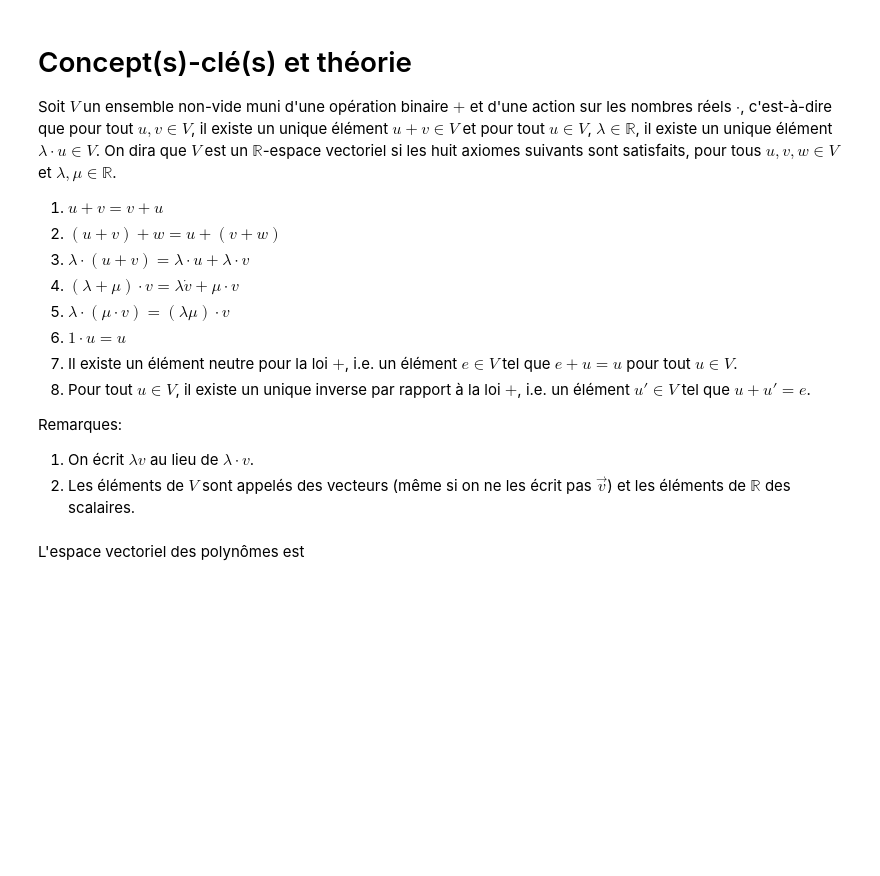
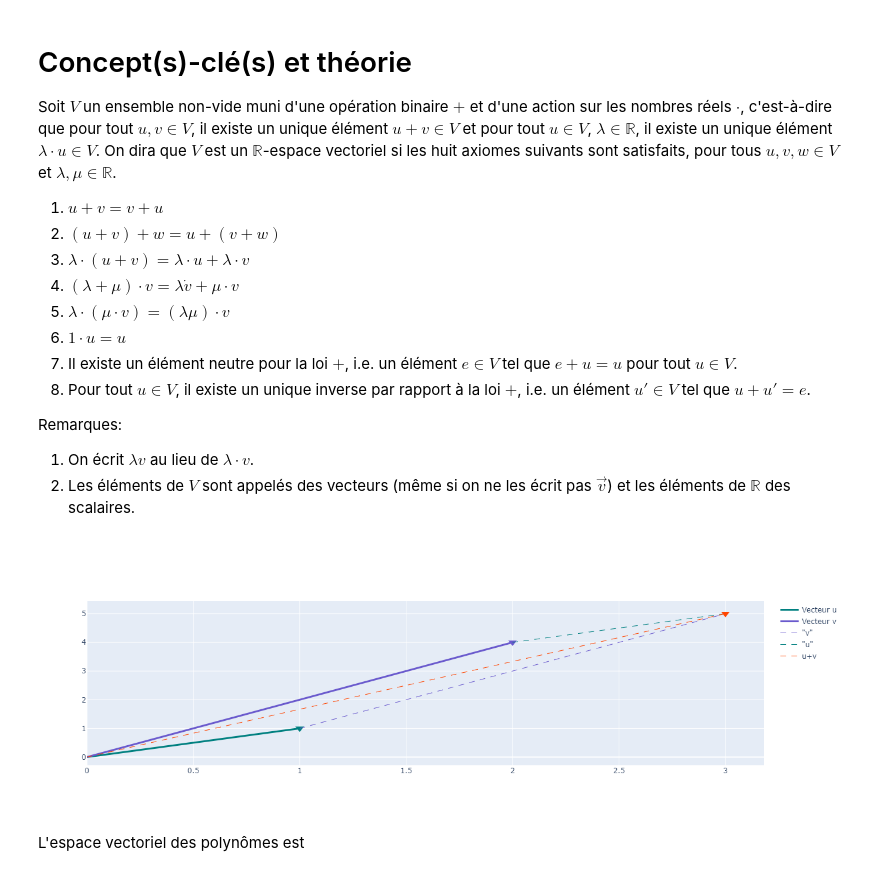
Before and after one commit to FlorianCassayre/jupyter_notebooks_AL, a Jupyter notebook: Chapitre 3 - Espace vectoriel/3.1. Définition d'un espace vectoriel.ipynb, the cells around one changed output. Drawn from its saved outputs; the diff is of its cells as text; code cells hidden in the pictures; blank space fills up the shorter version.

Commit message:
chapitre 3.1 plots

```diff
--- a/Chapitre 3 - Espace vectoriel/3.1. Définition d'un espace vectoriel.ipynb
+++ b/Chapitre 3 - Espace vectoriel/3.1. Définition d'un espace vectoriel.ipynb
@@ -1,7 +1,7 @@
 # %% [markdown]
 # Concept(s)-clé(s) et théorie
 
-Soit $V$ un ensemble non-vide muni d'une opération binaire $+$ et d'une action sur les nombres réels $\cdot$, c'est-à-dire que pour tout $u,v\in V$, il existe un unique élément $u+v\in V$ et pour tout $u\in V$, $\lambda\in \mathbb{R}$, il existe un unique élément $\lambda\cdot u\in V$. On dira que $V$ est un $\mathbb{R}$-espace vectoriel si les huit axiomes suivants sont satisfaits, pour tous $u,v,w\in V$ et $\lambda, \mu\in \mathbb{R}$.
+Soit $ V $ un ensemble non-vide muni d'une opération binaire $+$ et d'une action sur les nombres réels $\cdot$, c'est-à-dire que pour tout $u,v\in V$, il existe un unique élément $u+v\in V$ et pour tout $u\in V$, $\lambda\in \mathbb{R}$, il existe un unique élément $\lambda\cdot u\in V$. On dira que $V$ est un $\mathbb{R}$-espace vectoriel si les huit axiomes suivants sont satisfaits, pour tous $u,v,w\in V$ et $\lambda, \mu\in \mathbb{R}$.
 
 
 1. $u+ v=v+ u$
@@ -19,3 +29,51 @@ Remarques:
+# %%
+#what they seee
+u=[[1],[1]]
+v=[[2],[4]]
+lam=2
+mu=2
+o=[[0],[0]]
+
+#Initial settings, change to np.array
+u=np.array(u)
+v=np.array(v)
+data = []
+t = np.linspace(-5, 5, 51)
+s = np.linspace(0, 1, 10)
+peak = go.Scatter(x=u[0], y=u[1], marker=dict(symbol=6, size=12, color='teal'), showlegend=False)
+peak2 = go.Scatter(x=v[0], y=v[1], marker=dict(symbol=6, size=12, color='slateblue'), showlegend=False)
+vector = go.Scatter(x=o[0] + s * u[0], y=o[1] + s * u[1], mode='lines',
+line=dict(width=3, color='teal'), name='Vecteur u')
+vector2 = go.Scatter(x=o[0] + s * v[0], y=o[1] + s * v[1], mode='lines',
+line=dict(width=3, color='slateblue'), name='Vecteur v')
+zero = go.Scatter(x=t*0, y=t*0, name='Origine', marker=dict(symbol=6, size=12, color='black'),
+                          showlegend=False)
+data.append(vector)
+data.append(vector2)
+data.append(zero)
+data.append(peak)
+data.append(peak2)
+
+#axiom 1 and 2(similar)
+trace1= go.Scatter(x=u[0] + s * v[0], y=u[1] + s * v[1], mode='lines',
+line=dict(width=1, color='slateblue', dash='dash'), name='"v"')
+trace2= go.Scatter(x=v[0] + s * u[0], y=v[1] + s * u[1], mode='lines',
+line=dict(width=1, color='teal', dash='dash'), name='"u"')
+w=u+v
+sumUV=go.Scatter(x=o[0] + s *w[0], y=o[1] + s * w[1], mode='lines',
+line=dict(width=1, color='orangered', dash='dash'), name='u+v')
+peakUV = go.Scatter(x=w[0], y=w[1], marker=dict(symbol=6, size=12, color='orangered'), showlegend=False)
+
+data.append(trace1)
+data.append(trace2)
+
+data.append(sumUV)
+data.append(peakUV)
+
+fig = go.FigureWidget(data=data)
+plotly.offline.iplot(fig)
+# %% [output]
+[figure, added]
 # %% [markdown]
 L'espace vectoriel des polynômes est
 # %% [markdown]
```
Also changed, not shown: parts of 1 cell of this notebook.
